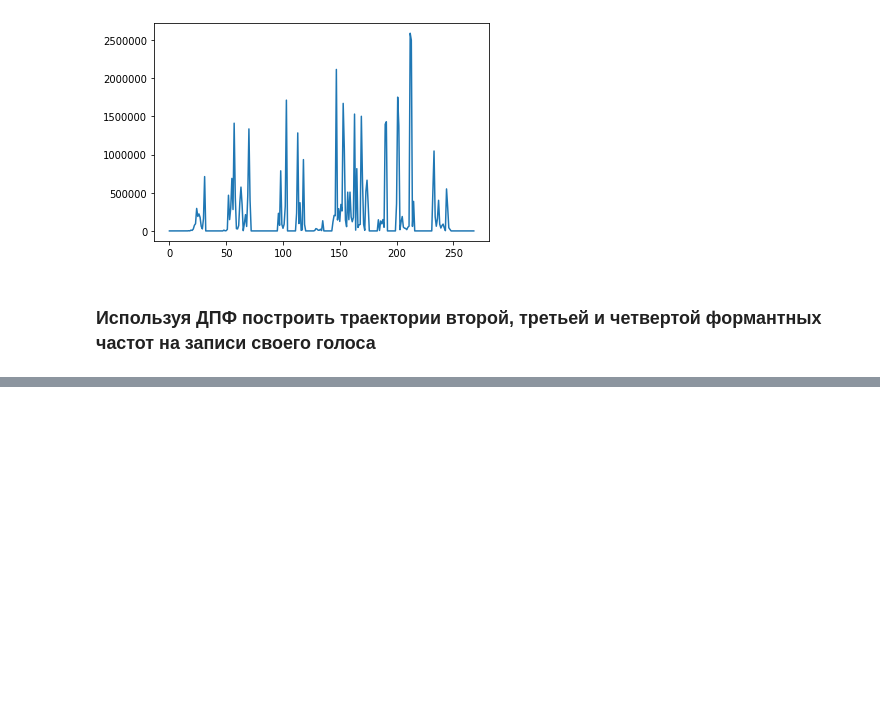
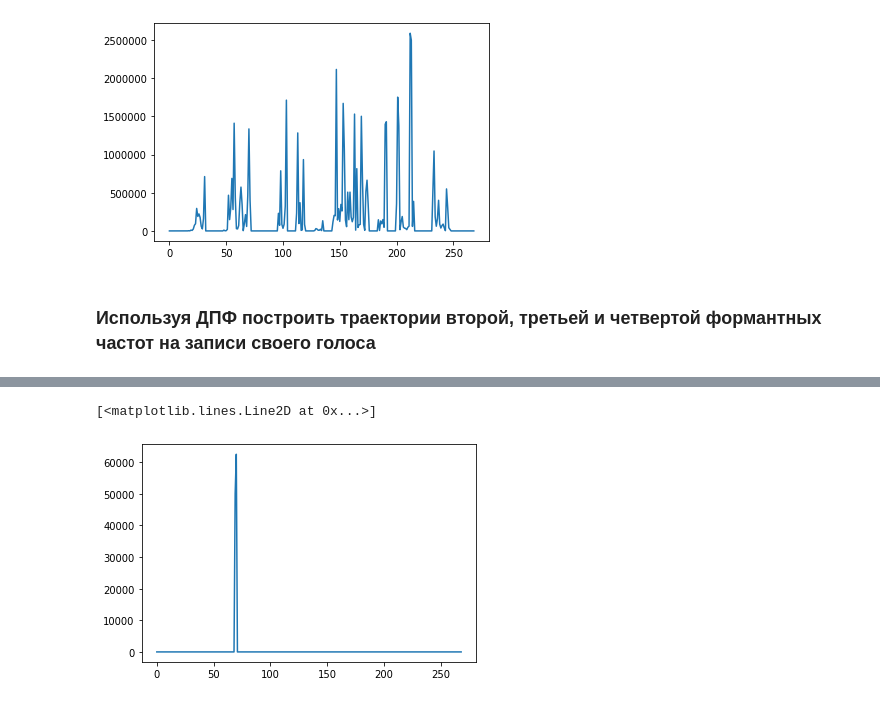
Before and after one commit to didges/audio_signal_processing, a Jupyter notebook: lab2/9382_Poplavskiy_MP_lab2.ipynb, the cells around one changed output, grey strips where cells are left out. Drawn from its saved outputs; the diff is of its cells as text; code cells hidden in the pictures; blank space fills up the shorter version.

```diff
--- a/lab2/9382_Poplavskiy_MP_lab2.ipynb
+++ b/lab2/9382_Poplavskiy_MP_lab2.ipynb
@@ -80,0 +100,18 @@ plt.plot(F0)
+# %%
+F2 = []
+i = 0
+while i < len(F0):
+    try:
+        inter_max = max([F0[3*i], F0[3*i-1], F0[3*i+1]])
+        if F0[i] > 4*inter_max:
+            F2 += [inter_max]
+        else:
+            F2 += [0]
+    except:
+        F2 += [0]
+    i += 1
+# %%
+plt.plot(F2)
+# %% [output]
+[<matplotlib.lines.Line2D at 0x...>]
+[figure, added]
```
Also changed, not shown: parts of 10 cells of this notebook.
